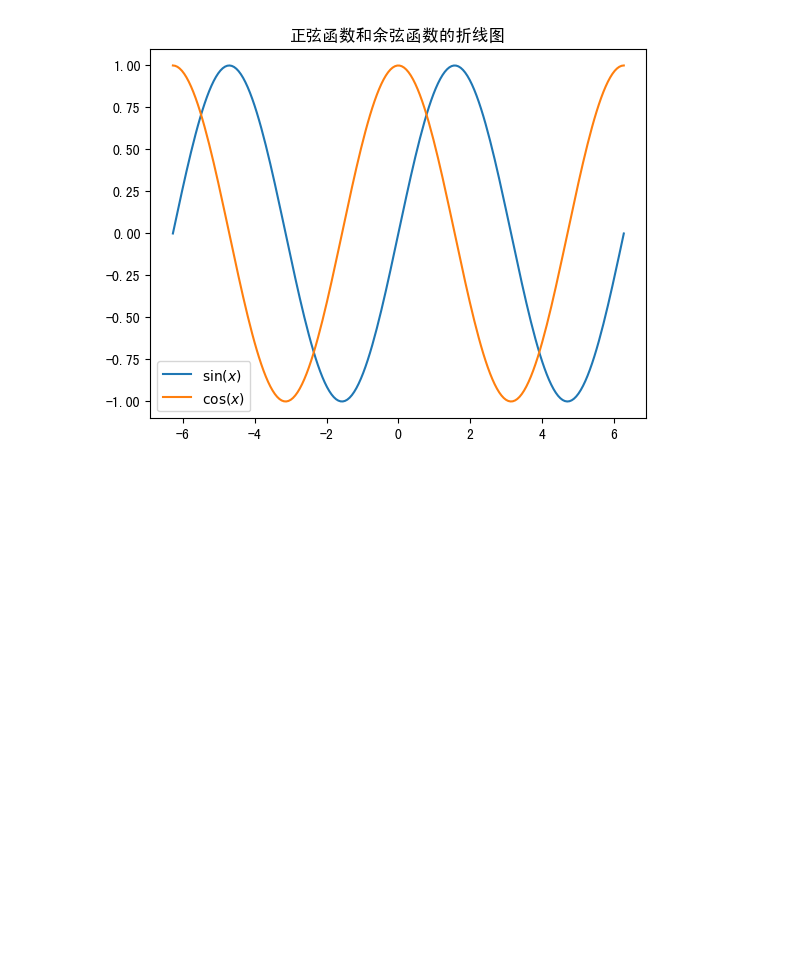
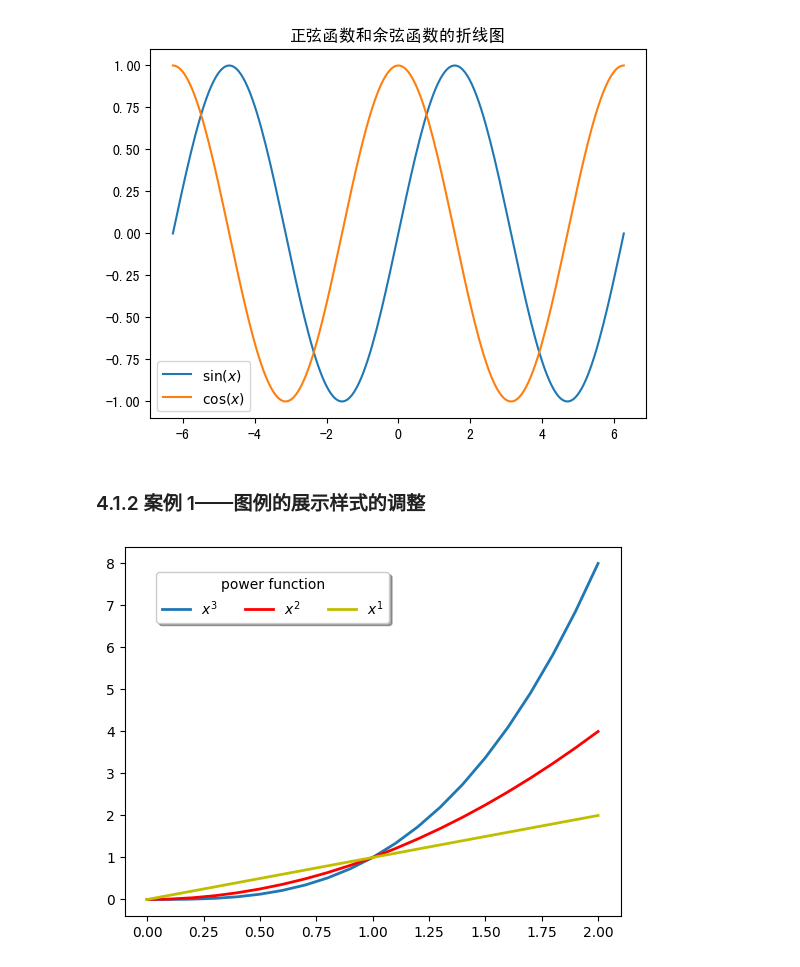
Before and after one commit to Mark-Walen/matplotlib-app, a Jupyter notebook: paragraph-4/matplotlib_improve_statistic_graphic.ipynb, the cells around one changed output. Saved outputs shown, nothing was run; the diff lists cells and outputs as text; code cells hidden in the pictures; blank space fills up the shorter version.

```diff
--- a/paragraph-4/matplotlib_improve_statistic_graphic.ipynb
+++ b/paragraph-4/matplotlib_improve_statistic_graphic.ipynb
@@ -26,3 +25,23 @@ plt.title("正弦函数和余弦函数的折线图")
 plt.show()
 # %% [output]
 [figure]
+# %% [markdown]
+### 4.1.2 案例 1——图例的展示样式的调整
+# %%
+import matplotlib.pyplot as plt
+import numpy as np
+
+x = np.arange(0, 2.1, 0.1)
+y = np.power(x, 3)
+y1 = np.power(x, 2)
+y2 = np.power(x, 1)
+
+plt.plot(x, y, ls="-", lw=2, label="$x^{3}$")
+plt.plot(x, y1, ls="-", lw=2, c="r", label="$x^{2}$")
+plt.plot(x, y2, ls="-", lw=2, c="y", label="$x^{1}$")
+
+plt.legend(loc="upper left", bbox_to_anchor=(0.05, 0.95), ncol=3, title="power function", shadow=True, fancybox=True)
+
+plt.show()
+# %% [output]
+[figure, added]
```
Also changed, not shown: parts of 7 cells of this notebook.
